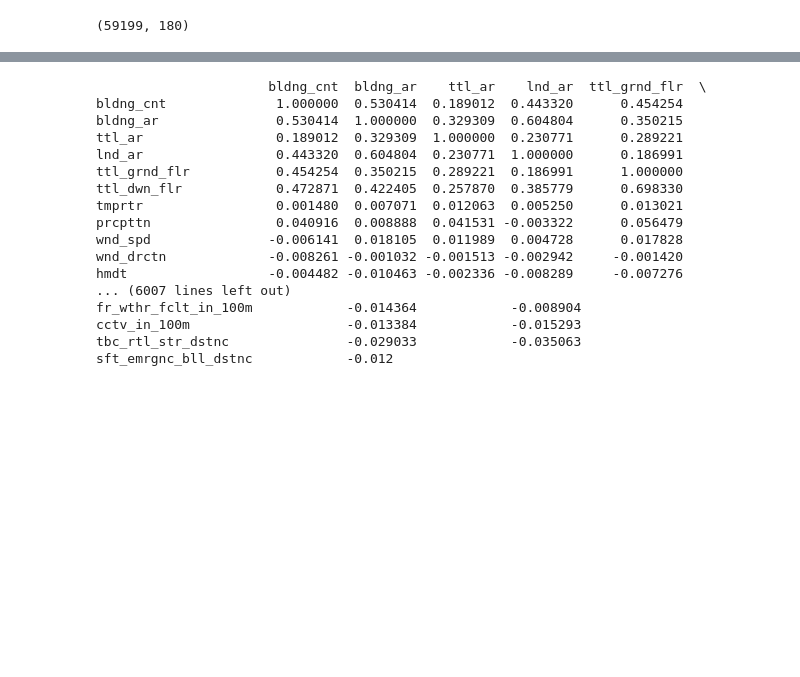
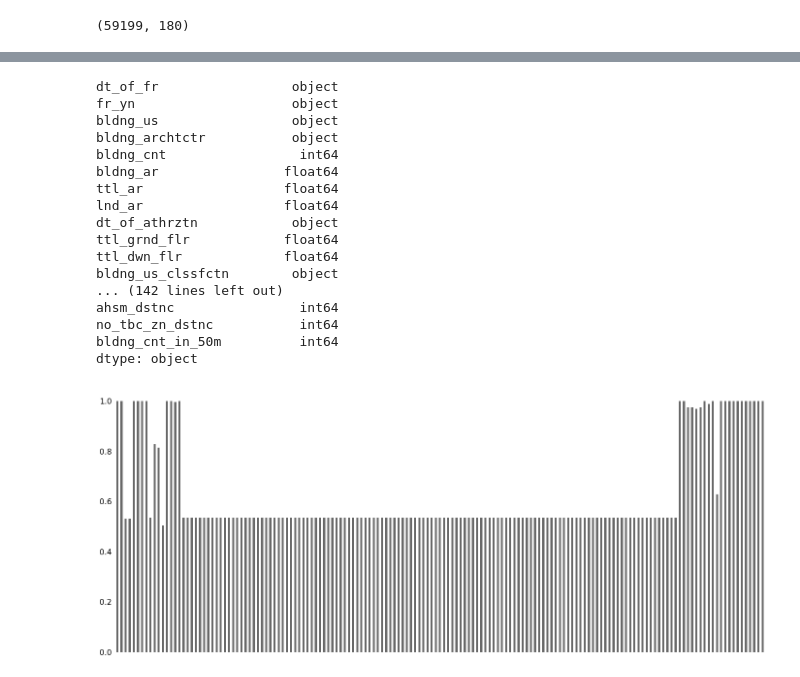
Before and after one commit to kiwon-seo/Fire-Prediction-COMPAS-, a Jupyter notebook: Data PreProcessing.ipynb, the cells around one changed output, grey strips where cells are left out. Cells and saved outputs as stored; diff of their text form; code cells hidden in the pictures; blank space fills up the shorter version.

```diff
--- a/Data PreProcessing.ipynb
+++ b/Data PreProcessing.ipynb
@@ -116,20 +156,27 @@ data.shape[0]
 # %%
-data.corr()
+data.dtypes
 # %% [output]
-                      bldng_cnt  bldng_ar    ttl_ar    lnd_ar  ttl_grnd_flr  \
-bldng_cnt              1.000000  0.530414  0.189012  0.443320      0.454254
-bldng_ar               0.530414  1.000000  0.329309  0.604804      0.350215
-ttl_ar                 0.189012  0.329309  1.000000  0.230771      0.289221
-lnd_ar                 0.443320  0.604804  0.230771  1.000000      0.186991
-ttl_grnd_flr           0.454254  0.350215  0.289221  0.186991      1.000000
-ttl_dwn_flr            0.472871  0.422405  0.257870  0.385779      0.698330
-tmprtr                 0.001480  0.007071  0.012063  0.005250      0.013021
-prcpttn                0.040916  0.008888  0.041531 -0.003322      0.056479
-wnd_spd               -0.006141  0.018105  0.011989  0.004728      0.017828
-wnd_drctn             -0.008261 -0.001032 -0.001513 -0.002942     -0.001420
-hmdt                  -0.004482 -0.010463 -0.002336 -0.008289     -0.007276
-... (6007 lines left out)
-fr_wthr_fclt_in_100m            -0.014364            -0.008904
-cctv_in_100m                    -0.013384            -0.015293
-tbc_rtl_str_dstnc               -0.029033            -0.035063
-sft_emrgnc_bll_dstnc            -0.012
+dt_of_fr                 object
+fr_yn                    object
+bldng_us                 object
+bldng_archtctr           object
+bldng_cnt                 int64
+bldng_ar                float64
+ttl_ar                  float64
+lnd_ar                  float64
+dt_of_athrztn            object
+ttl_grnd_flr            float64
+ttl_dwn_flr             float64
+bldng_us_clssfctn        object
+... (142 lines left out)
+ahsm_dstnc                int64
+no_tbc_zn_dstnc           int64
+bldng_cnt_in_50m          int64
+dtype: object
+# %%
+import missingno as msno
+from matplotlib import pyplot as plt
+msno.bar(data)
+plt.show()
+# %% [output]
+[figure, added]
```
Also changed, not shown: parts of 25 cells of this notebook.
